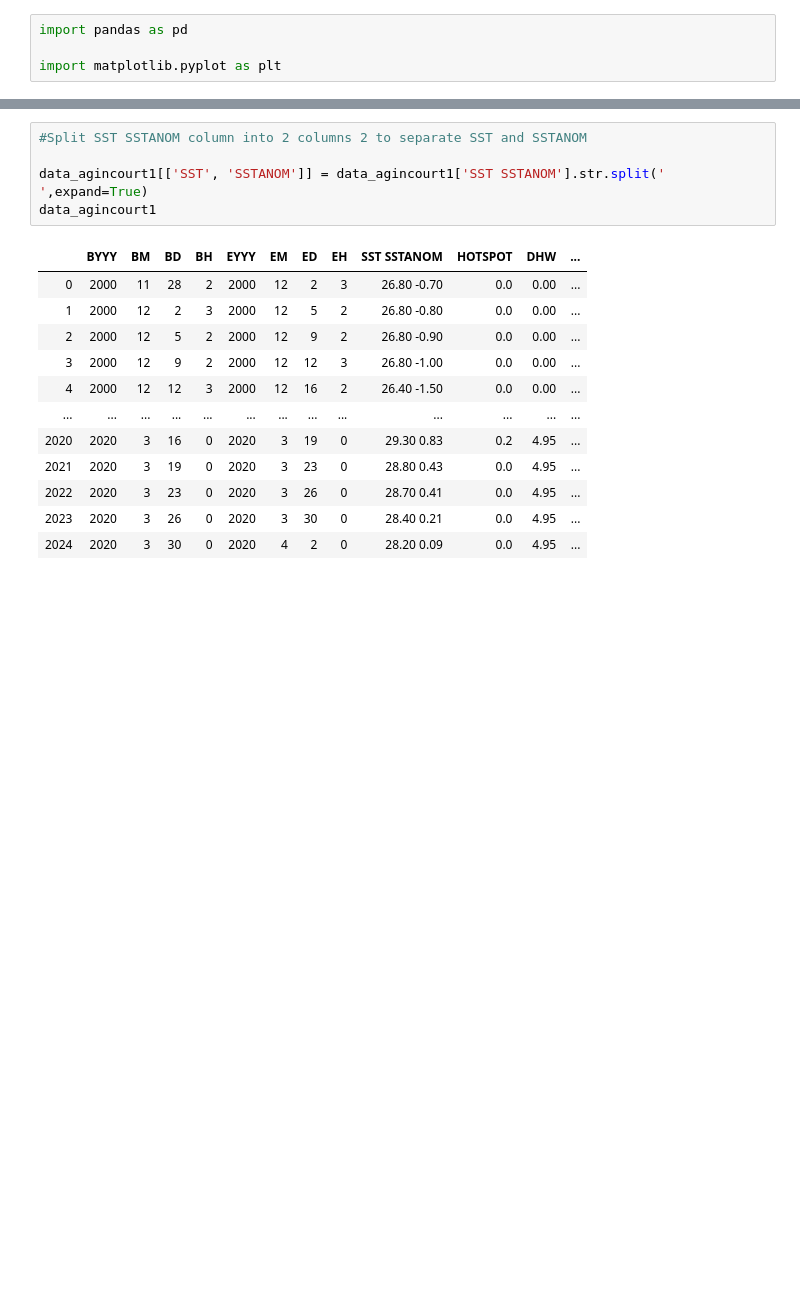
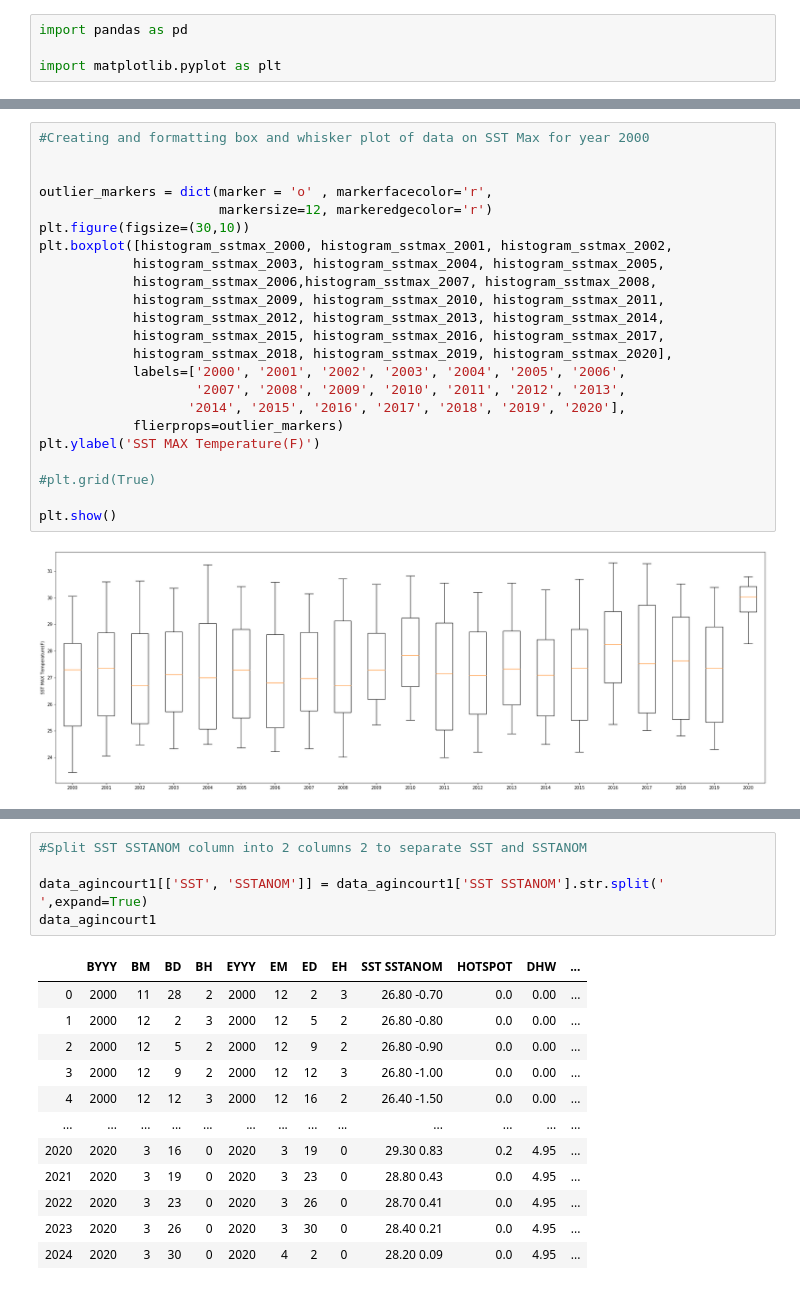
Before and after one commit to Aastha-Arora/Great-Barrier-Reef, a Jupyter notebook: Data Exploration/Agincourt_Northern.ipynb, the cells around one changed output, grey strips where cells are left out. Saved outputs shown, nothing was run; the diff lists cells and outputs as text; blank space fills up the shorter version.

```diff
--- a/Data Exploration/Agincourt_Northern.ipynb
+++ b/Data Exploration/Agincourt_Northern.ipynb
@@ -189,0 +200,25 @@ sst_agincourt_temp
+# %%
+#Creating and formatting box and whisker plot of data on SST Max for year 2000
+
+
+outlier_markers = dict(marker = 'o' , markerfacecolor='r',
+                       markersize=12, markeredgecolor='r')
+plt.figure(figsize=(30,10))
+plt.boxplot([histogram_sstmax_2000, histogram_sstmax_2001, histogram_sstmax_2002,
+            histogram_sstmax_2003, histogram_sstmax_2004, histogram_sstmax_2005,
+            histogram_sstmax_2006,histogram_sstmax_2007, histogram_sstmax_2008,
+            histogram_sstmax_2009, histogram_sstmax_2010, histogram_sstmax_2011,
+            histogram_sstmax_2012, histogram_sstmax_2013, histogram_sstmax_2014,
+            histogram_sstmax_2015, histogram_sstmax_2016, histogram_sstmax_2017,
+            histogram_sstmax_2018, histogram_sstmax_2019, histogram_sstmax_2020],
+            labels=['2000', '2001', '2002', '2003', '2004', '2005', '2006',
+                    '2007', '2008', '2009', '2010', '2011', '2012', '2013',
+                   '2014', '2015', '2016', '2017', '2018', '2019', '2020'],
+            flierprops=outlier_markers)
+plt.ylabel('SST MAX Temperature(F)')
+
+#plt.grid(True)
+
+plt.show()
+# %% [output]
+[figure, added]
```
Also changed, not shown: parts of 34 cells of this notebook, 1 other file.
